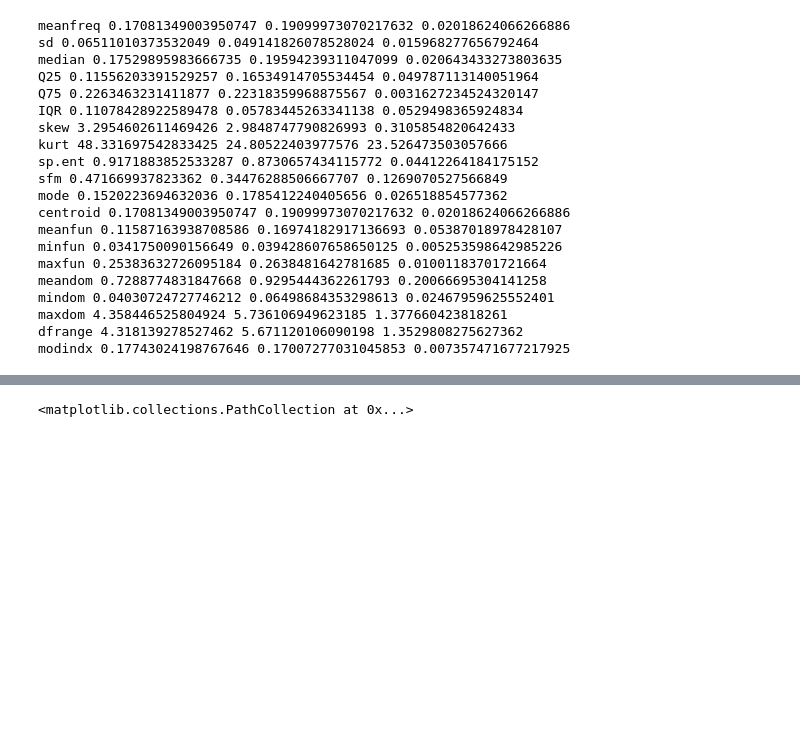
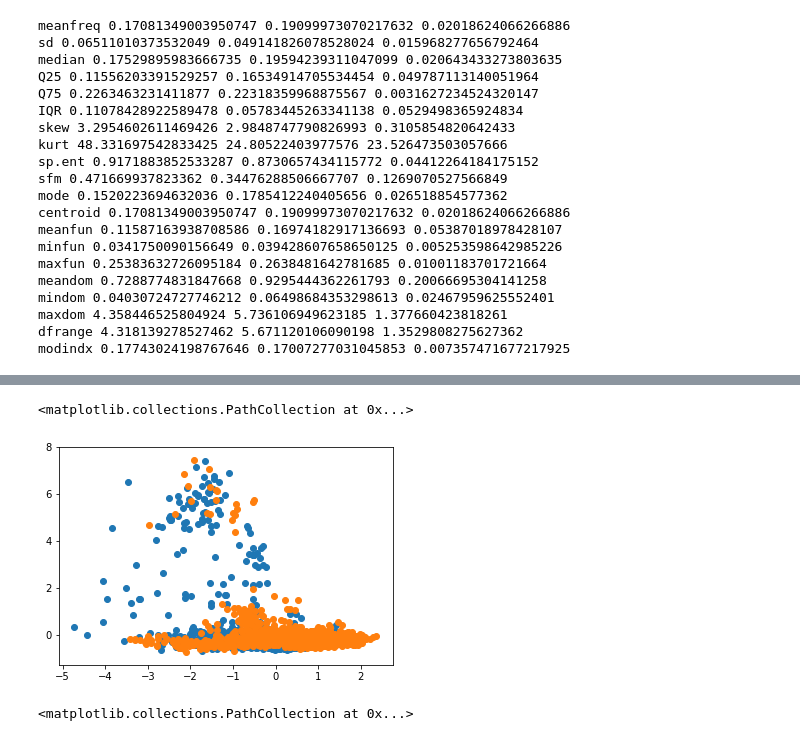
Before and after one commit to jfong27/Voices, a Jupyter notebook: Voices.ipynb, the cells around one changed output, grey strips where cells are left out. Cells and saved outputs as stored; diff of their text form; code cells hidden in the pictures; blank space fills up the shorter version.

Commit message:
scaled sub dataframes

```diff
--- a/Voices.ipynb
+++ b/Voices.ipynb
@@ -94,0 +77,4 @@ data
+# %%
+scaled_males = data[data.label == 1]
+scaled_females = data[data.label == 0]
+data
@@ -95,3 +100,9 @@ data
+# %%
+plt.scatter(scaled_males['meanfreq'], scaled_males['skew'])
+plt.scatter(scaled_females['meanfreq'], scaled_females['skew'])
+# %% [output]
+<matplotlib.collections.PathCollection at 0x...>
+[figure, added]
 # %%
 plt.scatter(males['meanfreq'], males['skew'])
 plt.scatter(females['meanfreq'], females['skew'])
```
Also changed, not shown: parts of 6 cells of this notebook.
